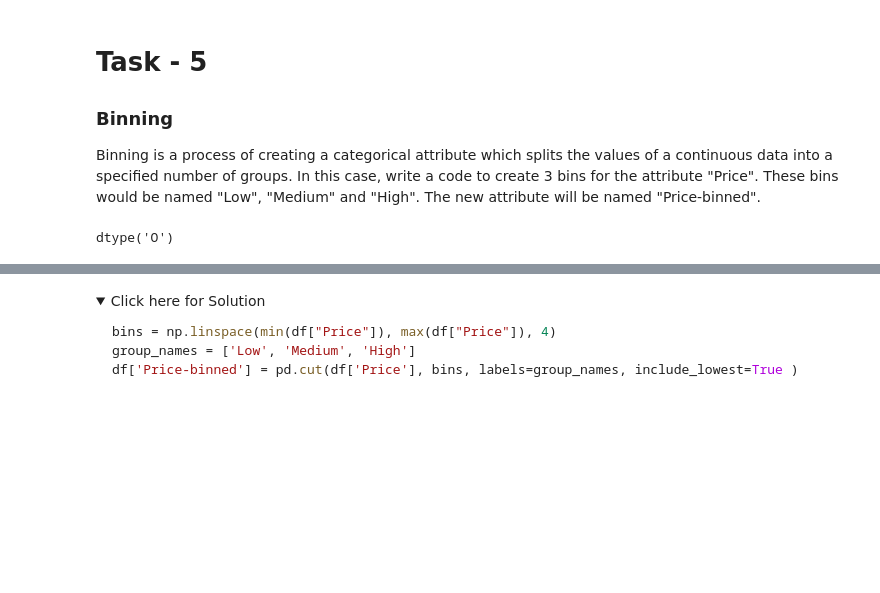
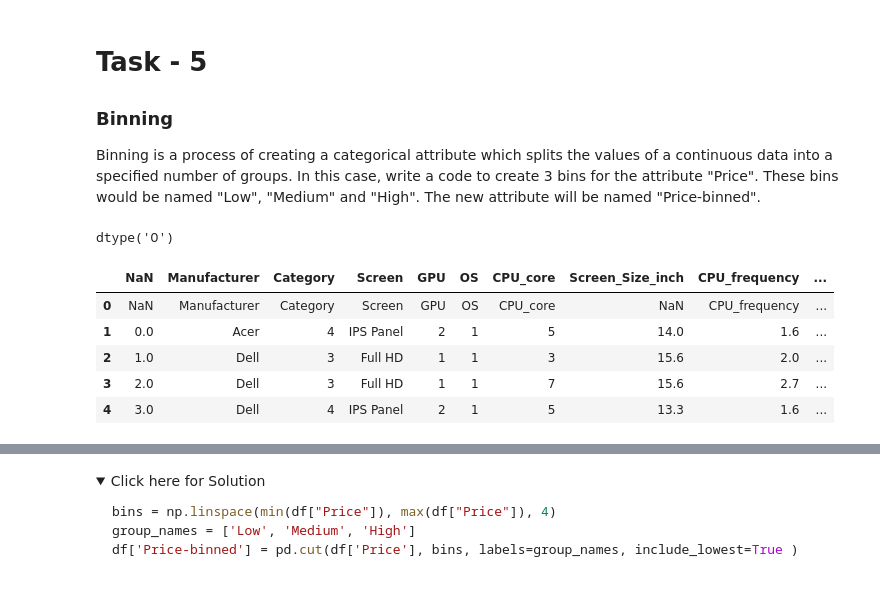
Before and after one commit to ramaoutlook/AI-ML-GenAI-Learning-Journey, a Jupyter notebook: IBM Data Analyst Professional Certification/Data Analysis with python/practice_data_wrangling.ipynb, the cells around one changed output, grey strips where cells are left out. Drawn from its saved outputs; the diff is of its cells as text; code cells hidden in the pictures; folded sections open; blank space fills up the shorter version.

```diff
--- a/IBM Data Analyst Professional Certification/Data Analysis with python/practice_data_wrangling.ipynb
+++ b/IBM Data Analyst Professional Certification/Data Analysis with python/practice_data_wrangling.ipynb
@@ -262,0 +327,5 @@ Missing values in attributes that have continuous data are best replaced using M
+# %%
+df["Weight_kg"] = pd.to_numeric(df["Weight_kg"], errors="coerce")
+# %%
+
+df['Weight_kg'] = df['Weight_kg'].astype('float')
@@ -340,6 +432,8 @@ df["Screen_Size_cm"].replace(np.nan, common_screen_size, inplace=True)
 
 ### Fixing the data types
 Both "Weight_kg" and "Screen_Size_cm" are seen to have the data type "Object", while both of them should be having a data type of "float". Write a code to fix the data type of these two columns.
+# %%
+df["Screen_Size_cm"] = pd.to_numeric(df["Screen_Size_cm"],errors='coerce')
 # %%
 # Write your code below and press Shift+Enter to execute
 df[['Weight_kg', 'Screen_Size_cm']] = df[['Weight_kg', 'Screen_Size_cm']].astype(float)
@@ -415,5 +509,16 @@ Binning is a process of creating a categorical attribute which splits the values
 df["Price"].dtype
 # %% [output]
 dtype('O')
+# %%
+df["Price"] = pd.to_numeric(df["Price"], errors='coerce')
 # %%
 df["Price"] = df["Price"].astype("float")
+# %%
+df.head()
+# %% [output]
+|  | NaN | Manufacturer | Category | Screen | GPU | OS | CPU_core | Screen_Size_inch | CPU_frequency | ... |
+| 0 | NaN | Manufacturer | Category | Screen | GPU | OS | CPU_core | NaN | CPU_frequency | ... |
+| 1 | 0.0 | Acer | 4 | IPS Panel | 2 | 1 | 5 | 14.0 | 1.6 | ... |
+| 2 | 1.0 | Dell | 3 | Full HD | 1 | 1 | 3 | 15.6 | 2.0 | ... |
+| 3 | 2.0 | Dell | 3 | Full HD | 1 | 1 | 7 | 15.6 | 2.7 | ... |
+| 4 | 3.0 | Dell | 4 | IPS Panel | 2 | 1 | 5 | 13.3 | 1.6 | ... |
```
Also changed, not shown: parts of 18 cells of this notebook, 29 other files.
